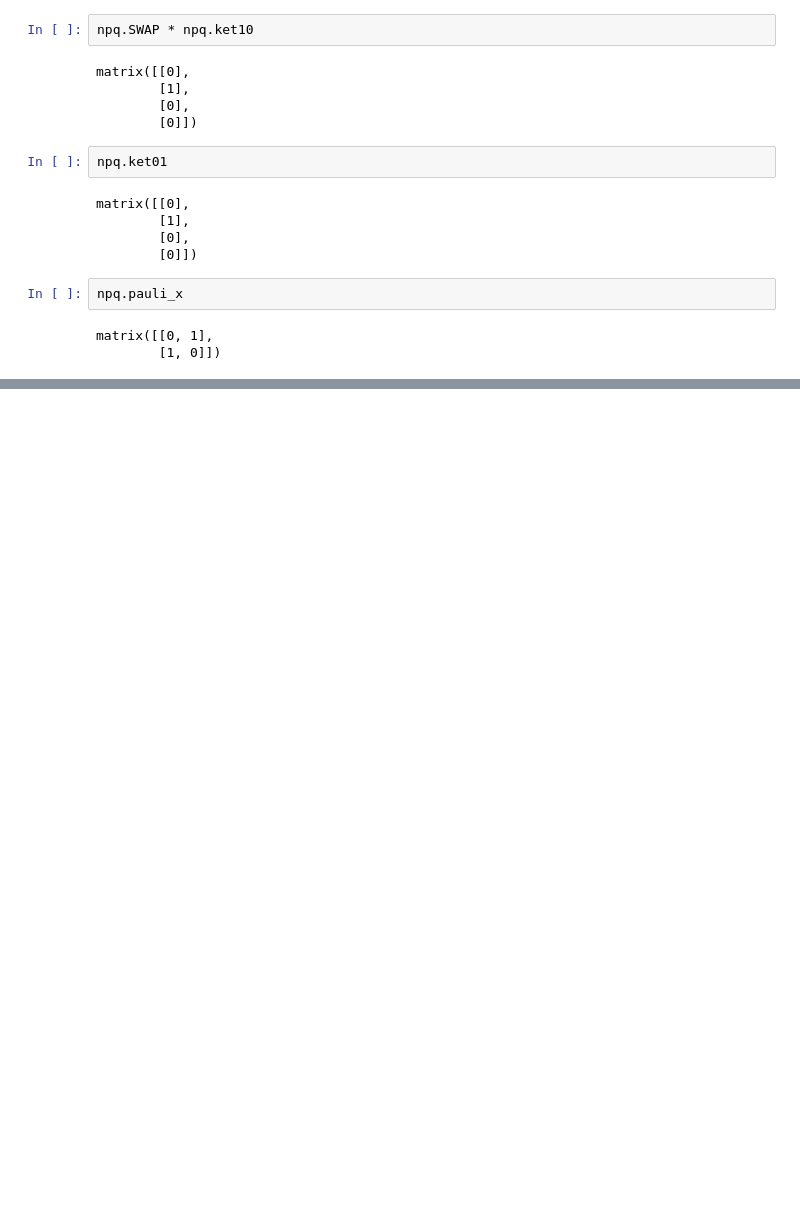
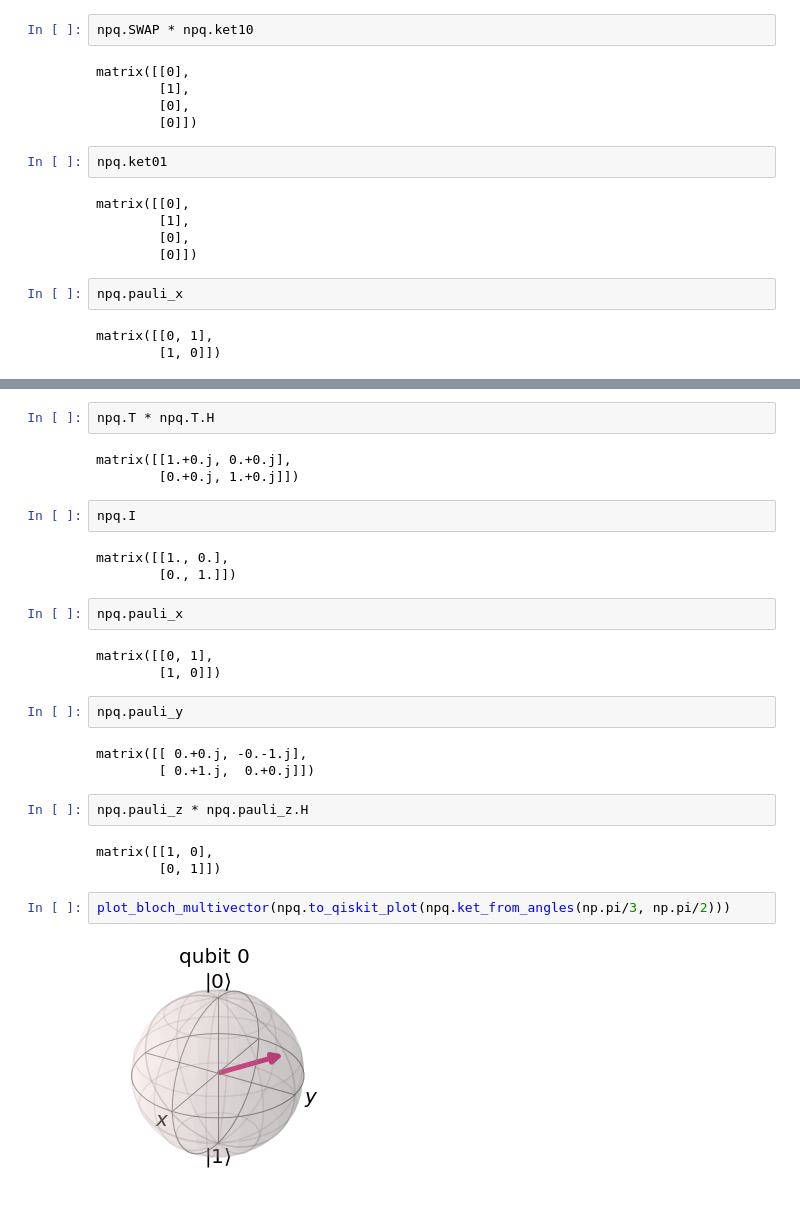
Before and after one commit to QC-at-Davis/npquantum, a Jupyter notebook: npquantum-test.ipynb, the cells around one changed output, grey strips where cells are left out. Drawn from its saved outputs; the diff is of its cells as text; blank space fills up the shorter version.

```diff
--- a/npquantum-test.ipynb
+++ b/npquantum-test.ipynb
@@ -32,0 +44,29 @@ matrix([[0, 1],
+# %%
+npq.T * npq.T.H
+# %% [output]
+matrix([[1.+0.j, 0.+0.j],
+        [0.+0.j, 1.+0.j]])
+# %%
+npq.I
+# %% [output]
+matrix([[1., 0.],
+        [0., 1.]])
+# %%
+npq.pauli_x
+# %% [output]
+matrix([[0, 1],
+        [1, 0]])
+# %%
+npq.pauli_y
+# %% [output]
+matrix([[ 0.+0.j, -0.-1.j],
+        [ 0.+1.j,  0.+0.j]])
+# %%
+npq.pauli_z * npq.pauli_z.H
+# %% [output]
+matrix([[1, 0],
+        [0, 1]])
+# %%
+plot_bloch_multivector(npq.to_qiskit_plot(npq.ket_from_angles(np.pi/3, np.pi/2)))
+# %% [output]
+[figure, added]
```
Also changed, not shown: parts of 3 cells of this notebook, 3 other files.
